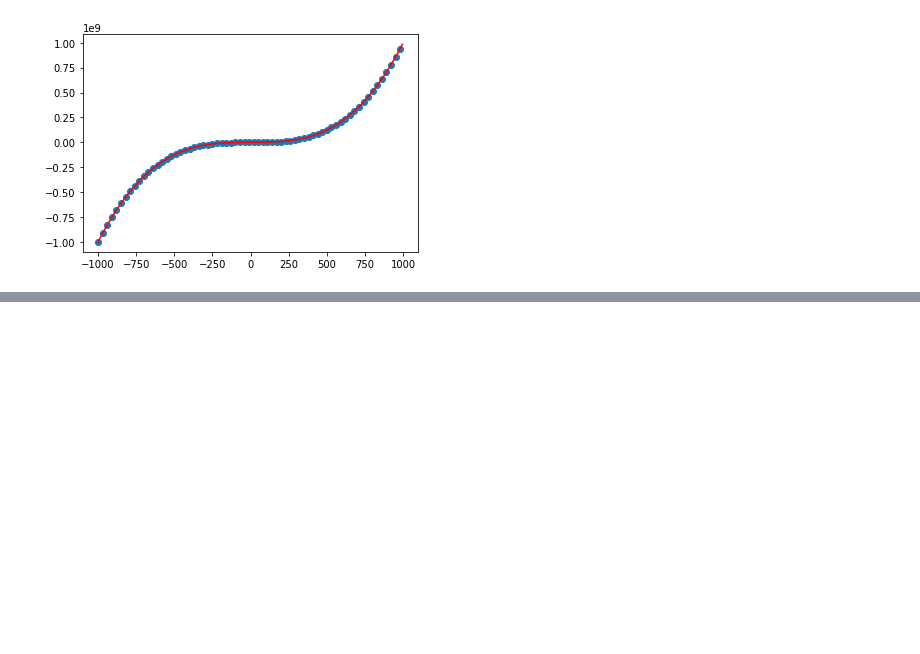
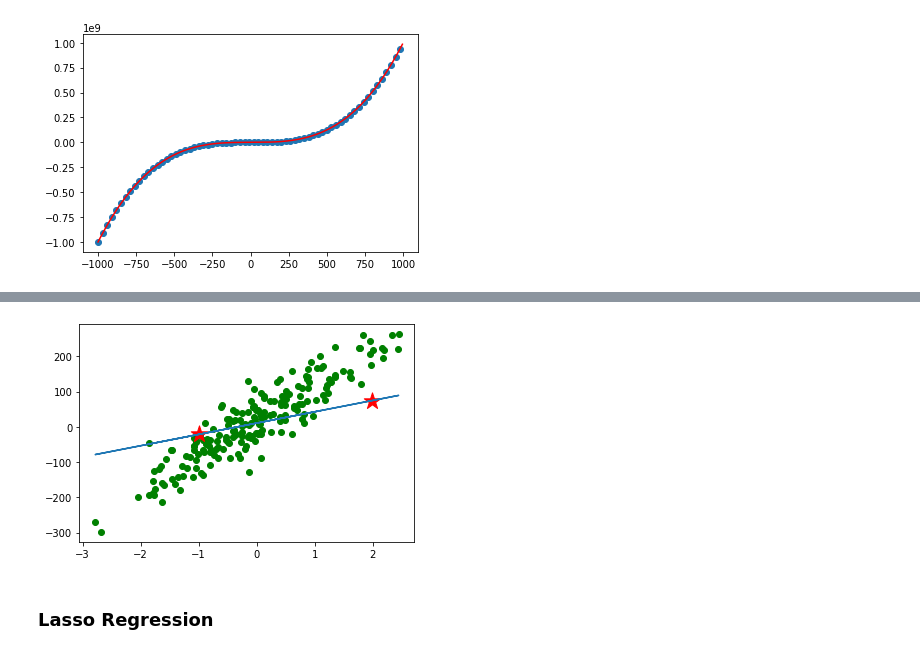
Before and after one commit to prathameshbhalekar/Machine-Learning-From-Scratch, a Jupyter notebook: Linear Regression using Gradient Descent.ipynb, the cells around one changed output, grey strips where cells are left out. Saved outputs shown, nothing was run; the diff lists cells and outputs as text; code cells hidden in the pictures; blank space fills up the shorter version.

```diff
--- a/Linear Regression using Gradient Descent.ipynb
+++ b/Linear Regression using Gradient Descent.ipynb
@@ -142,0 +158,6 @@ plt.plot(test_x[0],model.predict(test_x),c='r')
+# %%
+x,y=make_regression(n_features=1,n_samples=200,bias=20,noise=40)
+x=pd.DataFrame(x)
+y=pd.DataFrame(y)
+model1=linear_regression(regularization="L2",lambda_=0.001)
+model1.fit(x,y,print_every_nth_epoch=100)
@@ -142,0 +184,11 @@ plt.plot(test_x[0],model.predict(test_x),c='r')
+# %%
+test_x=pd.DataFrame([-1,1.99])
+test_y=model1.predict(test_x)
+plt.scatter(x.to_numpy(),y.to_numpy(),c='g')
+plt.plot(x.to_numpy(),(x*model1.weights[0]+model1.bias).to_numpy())
+plt.scatter(test_x,test_y,c='r',marker='*',s=300)
+plt.show()
+# %% [output]
+[figure, added]
+# %% [markdown]
+### Lasso Regression
```
Also changed, not shown: parts of 9 cells of this notebook.
